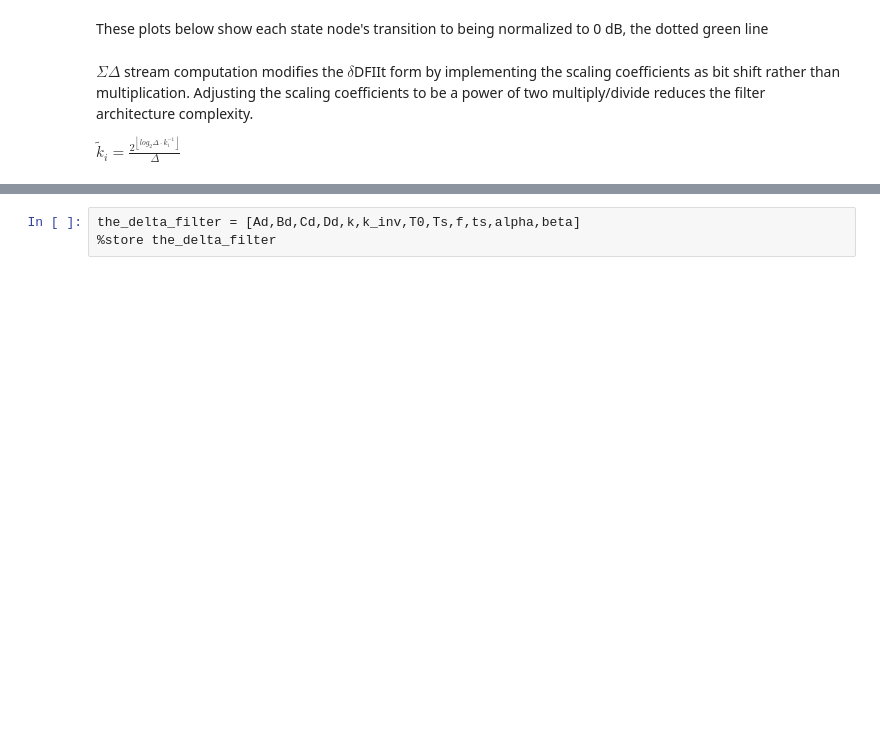
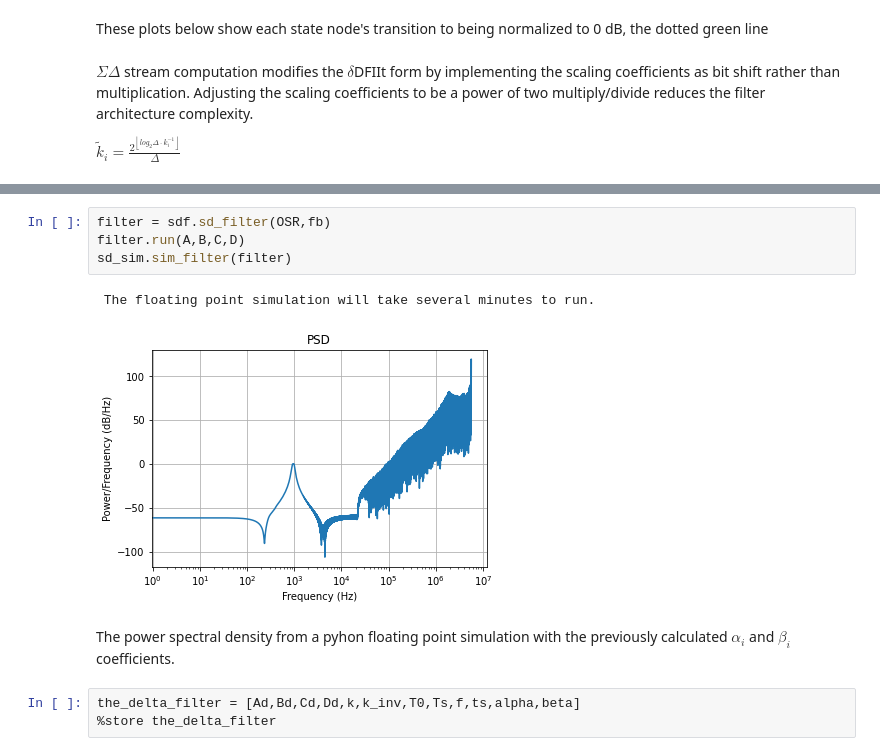
Before and after one commit to forrest-brewer/delta-control, a Jupyter notebook: notebooks/2_sigma_delta_conversion.ipynb, the cells around one changed output, grey strips where cells are left out. Cells and saved outputs as stored; diff of their text form; blank space fills up the shorter version.

```diff
--- a/notebooks/2_sigma_delta_conversion.ipynb
+++ b/notebooks/2_sigma_delta_conversion.ipynb
@@ -350,3 +370,12 @@ print(alpha)
+# %%
+filter = sdf.sd_filter(OSR,fb)
+filter.run(A,B,C,D)
+sd_sim.sim_filter(filter)
+# %% [output]
+ The floating point simulation will take several minutes to run.
+[figure, added]
+# %% [markdown]
+The power spectral density from a pyhon floating point simulation with the previously calculated $\alpha_{i}$ and $\beta_{i}$ coefficients.
 # %%
 the_delta_filter = [Ad,Bd,Cd,Dd,k,k_inv,T0,Ts,f,ts,alpha,beta]
 %store the_delta_filter
```
Also changed, not shown: parts of 8 cells of this notebook, 10 other files.
